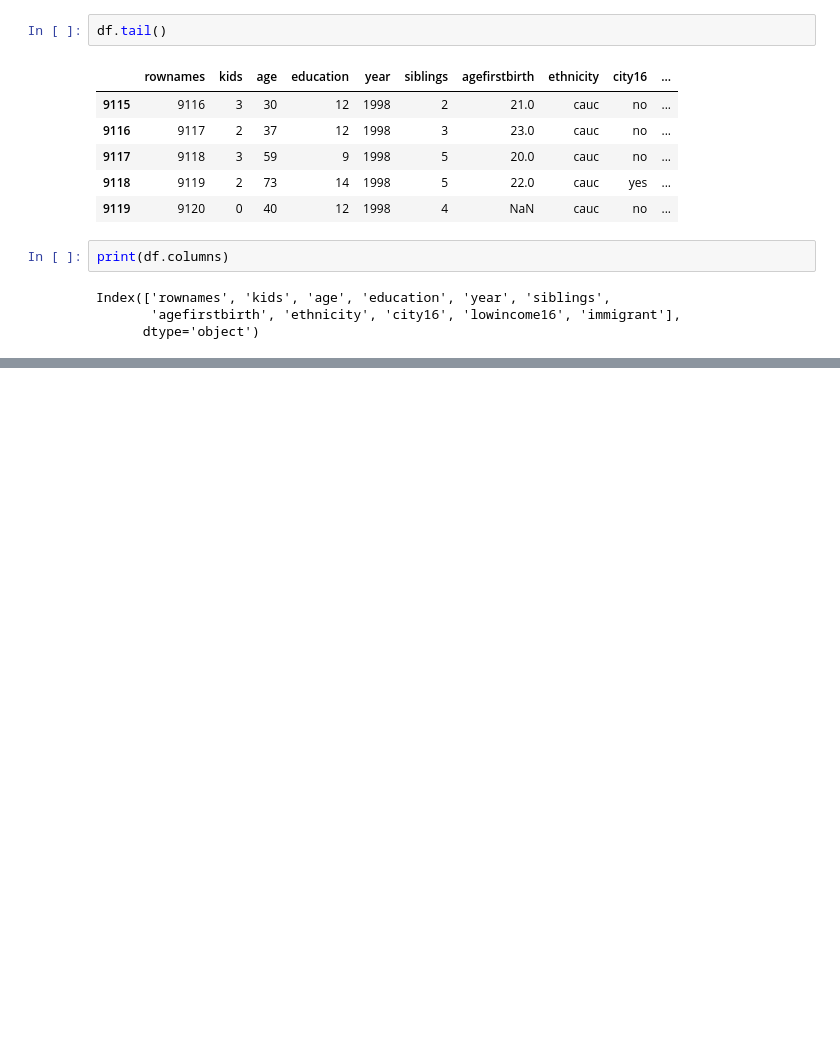
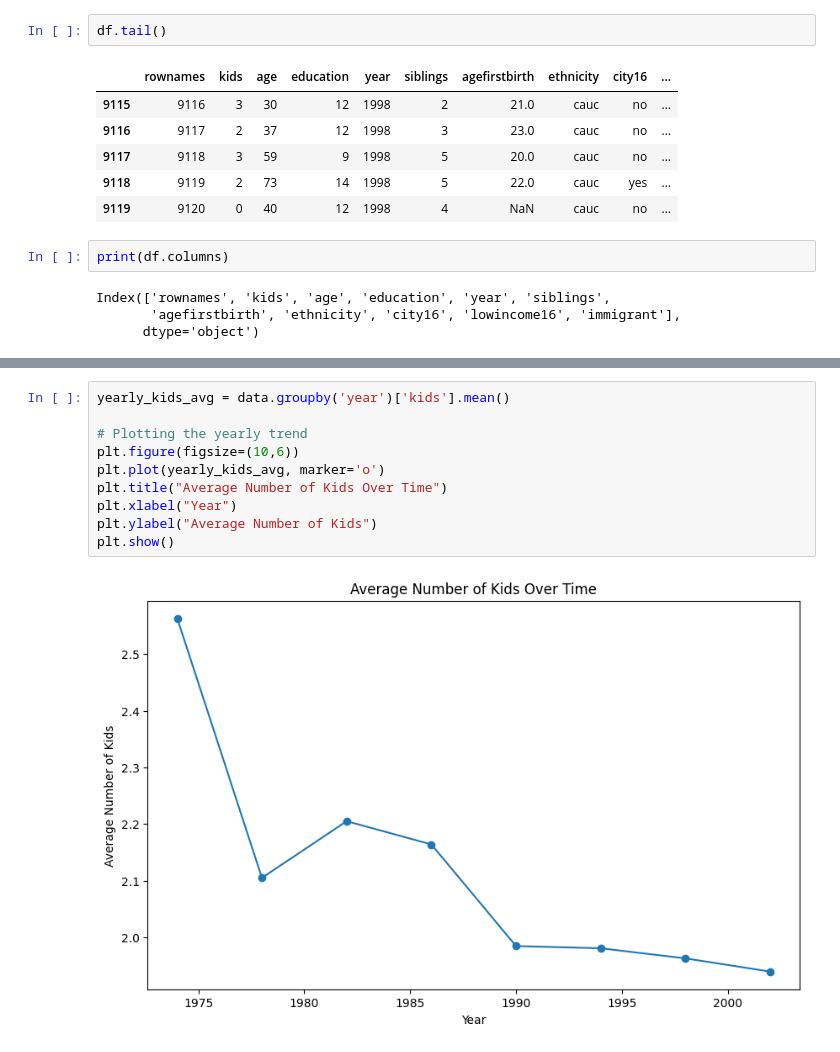
Before and after one commit to SakshamEDA-DA/DA, a Jupyter notebook: 21BDS0036_DA.ipynb, the cells around one changed output, grey strips where cells are left out. Saved outputs shown, nothing was run; the diff lists cells and outputs as text; blank space fills up the shorter version.

```diff
--- a/21BDS0036_DA.ipynb
+++ b/21BDS0036_DA.ipynb
@@ -77,0 +221,12 @@ Index(['rownames', 'kids', 'age', 'education', 'year', 'siblings',
+# %%
+yearly_kids_avg = data.groupby('year')['kids'].mean()
+
+# Plotting the yearly trend
+plt.figure(figsize=(10,6))
+plt.plot(yearly_kids_avg, marker='o')
+plt.title("Average Number of Kids Over Time")
+plt.xlabel("Year")
+plt.ylabel("Average Number of Kids")
+plt.show()
+# %% [output]
+[figure, added]
```
Also changed, not shown: parts of 16 cells of this notebook.
